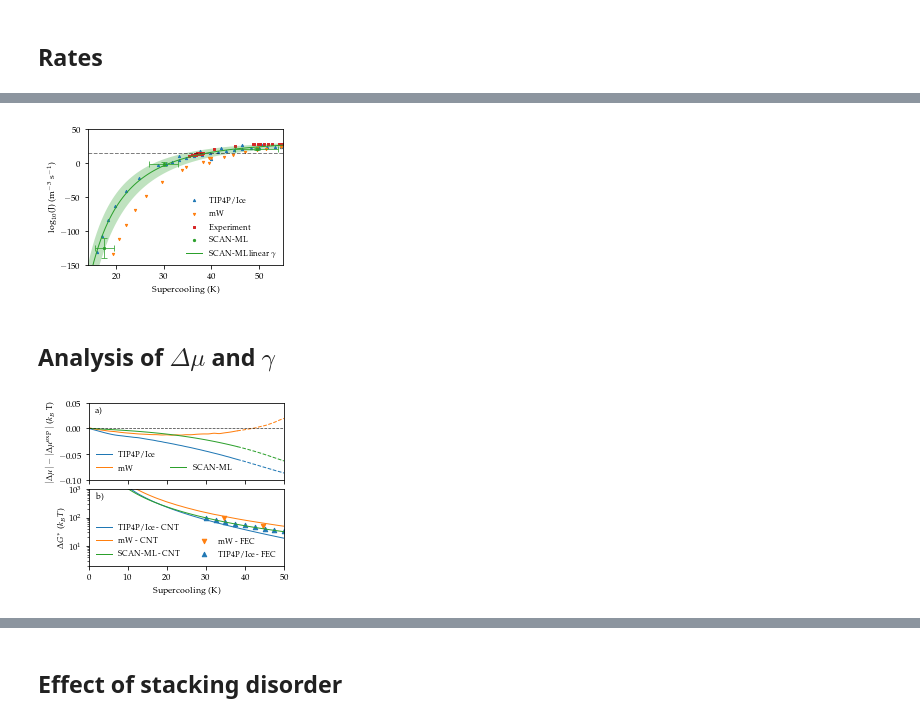
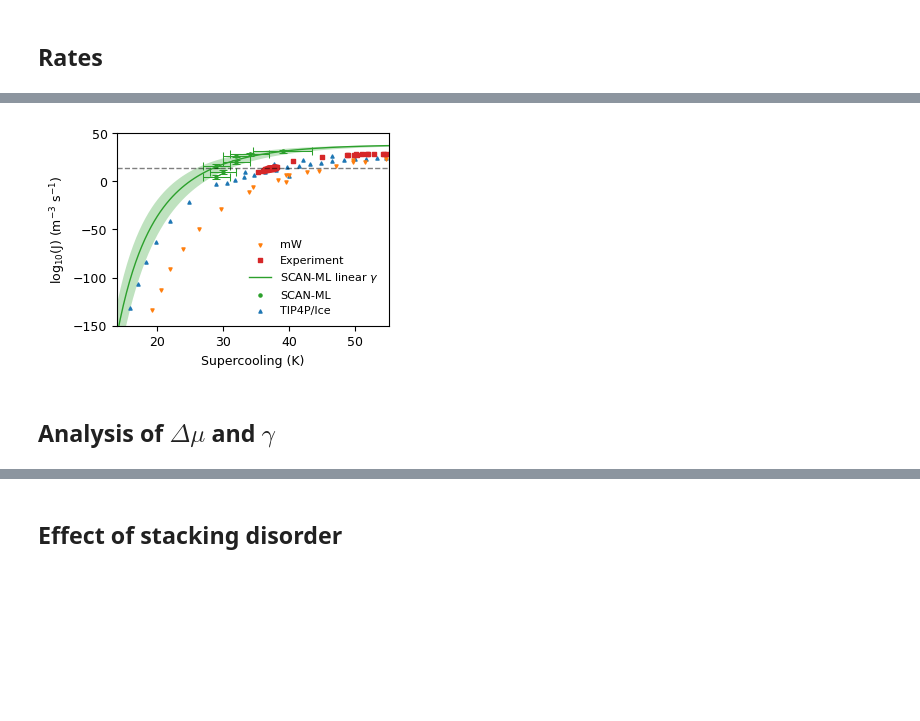
Before and after one commit to Wanqi1996/Feldspar-figures, a Jupyter notebook: Analysis.ipynb, the cells around one changed output, grey strips where cells are left out. Saved outputs shown, nothing was run; the diff lists cells and outputs as text; code cells hidden in the pictures; blank space fills up the shorter version.

```diff
--- a/Analysis.ipynb
+++ b/Analysis.ipynb
@@ -492,7 +507,8 @@ x=np.linspace(-10,60,100)
 plt.plot(x,gamma_vs_T(x,*popt_gamma_mW),color=colors[1],zorder=2,linewidth=mylinewidth)
 
 # SCAN-ML
-meltingT=312
+#meltingT=312
+meltingT=308
 print(deltaT+1)
 plt.errorbar(meltingT-np.insert(temps,0,meltingT),np.insert(surfacefreeenergy,0,36),yerr=np.insert(surfacefreeenergyerror,0,2),xerr=np.insert(deltaT+1,0,1),color=colors[2],capsize=3, ls='none',capthick=0.75,linewidth=1,zorder=3)
 plt.scatter(meltingT-np.insert(temps,0,meltingT),np.insert(surfacefreeenergy,0,36),s=markersize,color=colors[2],label='SCAN-ML',zorder=3)
@@ -692,7 +704,8 @@ font = {'family' : 'serif',
         'weight'   : 'normal',
         'size'   : 9}
 plt.rc('font', **font)
-plt.rc('text', usetex=True)
+#plt.rc('text', usetex=True)
+plt.rc('text', usetex=False)
 plt.rcParams['figure.figsize'] = (4, 1.5)
 
 plt.scatter(deltatemps_tip4pice,nc_tip4pice,label="TIP4P/Ice",s=10,marker='s')
@@ -738,22 +775,23 @@ font = {'family' : 'serif',
         'weight'   : 'normal',
         'size'   : 9}
 plt.rc('font', **font)
-plt.rc('text', usetex=True)
+#plt.rc('text', usetex=True)
+plt.rc('text', usetex=False)
 plt.rcParams['figure.figsize'] = (3.5, 2.5)
 
-j_tip4pice=np.genfromtxt("SCAN-ML-Properties/j_tip4pice_large.txt")
-j_tip4pice_other=np.genfromtxt("SCAN-ML-Properties/j_tip4pice_other.txt")
-j_tip4pice_seeding_points=np.genfromtxt("SCAN-ML-Properties/j_tip4pice_seeding_points.txt")
-j_mW=np.genfromtxt("SCAN-ML-Properties/j_mW_large.txt")
-j_mW_other=np.genfromtxt("SCAN-ML-Properties/j_mW_other.txt")
-j_mW_seeding_points=np.genfromtxt("SCAN-ML-Properties/j_mW_seeding_points.txt")
+j_tip4pice=np.genfromtxt("/content/Feldspar-figures/SCAN-ML-Properties/j_tip4pice_large.txt")
+j_tip4pice_other=np.genfromtxt("/content/Feldspar-figures/SCAN-ML-Properties/j_tip4pice_other.txt")
+j_tip4pice_seeding_points=np.genfromtxt("/content/Feldspar-figures/SCAN-ML-Properties/j_tip4pice_seeding_points.txt")
+j_mW=np.genfromtxt("/content/Feldspar-figures/SCAN-ML-Properties/j_mW_large.txt")
+j_mW_other=np.genfromtxt("/content/Feldspar-figures/SCAN-ML-Properties/j_mW_other.txt")
+j_mW_seeding_points=np.genfromtxt("/content/Feldspar-figures/SCAN-ML-Properties/j_mW_seeding_points.txt")
 
-j_exper1=np.genfromtxt("ExperimentalProperties/j_hagen81.txt")
-j_exper2=np.genfromtxt("ExperimentalProperties/j_manka12.txt")
-j_exper3=np.genfromtxt("ExperimentalProperties/j_murray10.txt")
-j_exper4=np.genfromtxt("ExperimentalProperties/j_riechers13.txt")
-j_exper5=np.genfromtxt("ExperimentalProperties/j_stan09.txt")
-j_exper6=np.genfromtxt("ExperimentalProperties/j_amaya18.txt")
+j_exper1=np.genfromtxt("/content/Feldspar-figures/ExperimentalProperties/j_hagen81.txt")
+j_exper2=np.genfromtxt("/content/Feldspar-figures/ExperimentalProperties/j_manka12.txt")
+j_exper3=np.genfromtxt("/content/Feldspar-figures/ExperimentalProperties/j_murray10.txt")
+j_exper4=np.genfromtxt("/content/Feldspar-figures/ExperimentalProperties/j_riechers13.txt")
+j_exper5=np.genfromtxt("/content/Feldspar-figures/ExperimentalProperties/j_stan09.txt")
+j_exper6=np.genfromtxt("/content/Feldspar-figures/ExperimentalProperties/j_amaya18.txt")
 
 
 def j_exp(deltaT):
@@ -839,4 +894,4 @@ plt.show()
-[figure, old version]
+[figure, new version]
 # %% [markdown]
 ## Analysis of $\Delta\mu$ and $\gamma$
 # %%
@@ -969,8 +1024,6 @@ plt.subplots_adjust(hspace=0.125)
 #plt.savefig("analysis.png",dpi=300,bbox_inches='tight')  # publication quality
 
 plt.show()
-# %% [output]
-[figure, removed]
 # %%
 font = {'family' : 'serif',
         'serif'   : 'palatino',
```
Also changed, not shown: parts of 17 cells of this notebook.
